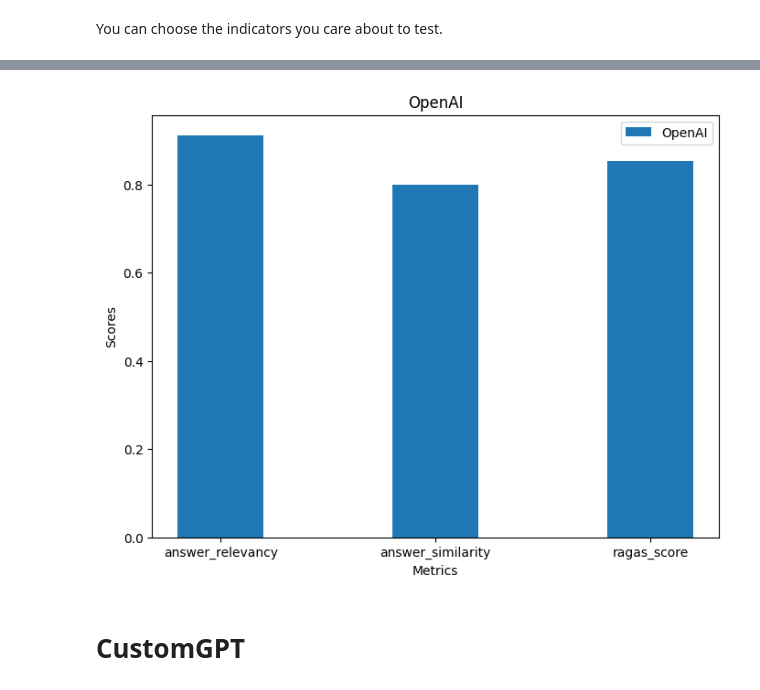
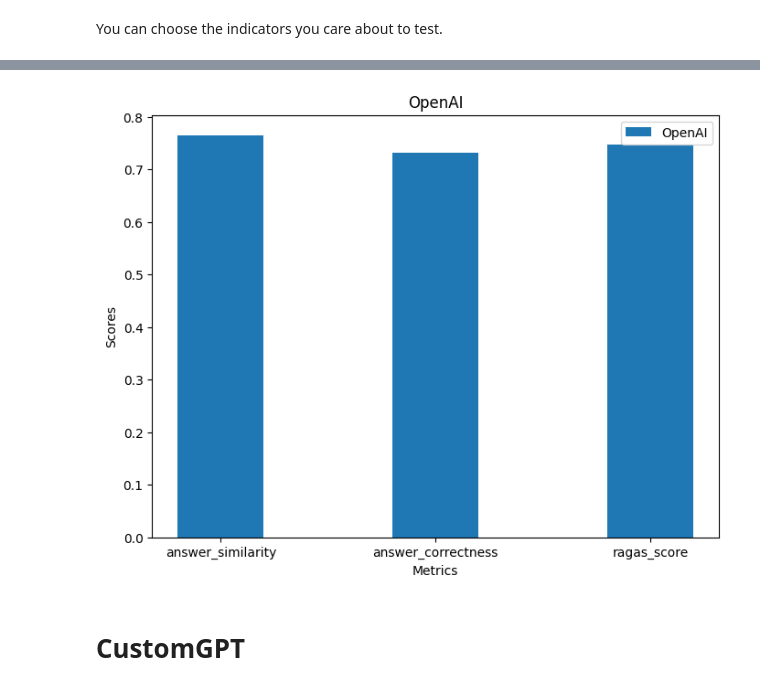
Before and after one commit to adorosario/ragas-rag-agent-benchmarks, a Jupyter notebook: ragas_fiqa_openai_and_customgpt.ipynb, the cells around one changed output, grey strips where cells are left out. Drawn from its saved outputs; the diff is of its cells as text; code cells hidden in the pictures.

```diff
--- a/ragas_fiqa_openai_and_customgpt.ipynb
+++ b/ragas_fiqa_openai_and_customgpt.ipynb
@@ -237,24 +226,18 @@ print(answer_list)
 You can choose the indicators you care about to test.
 # %%
 from ragas import evaluate
-from ragas.metrics import answer_relevancy, faithfulness, context_recall, context_precision, answer_similarity
+from ragas.metrics import answer_similarity, answer_correctness
 
-ds = Dataset.from_dict({"question": question_list[:5],
-                        # "contexts": contexts_list[:5],
-                        "answer": answer_list[:5],
-                        "ground_truths": ground_truth_list[:5]})
+ds = Dataset.from_dict({"question": question_list,
+                        "answer": answer_list,
+                        "ground_truths": ground_truth_list})
 
 result = evaluate(
     ds,
     metrics=[
-        # context_precision,
-        # context_recall,
-        # faithfulness,
-        answer_relevancy,
         answer_similarity,
-        # answer_correctness,
+        answer_correctness
     ],
 
 )
-openai_output = result
 # %% [output]
@@ -263,32 +251,20 @@ evaluating with [answer_similarity]
 # %%
 import matplotlib.pyplot as plt
 
 # Extract keys and values from both dictionaries
 keys = openai_output.keys()
 openai_values = openai_output.values()
 # Plot the data
 plt.figure(figsize=(8, 6))
 plt.bar(keys, openai_values, width=0.4, align='center', label='OpenAI')
 plt.xlabel('Metrics')
 plt.ylabel('Scores')
-plt.title('OpenAI')import matplotlib.pyplot as plt
-
-# Extract keys and values from both dictionaries
-keys = openai_output.keys()
-openai_values = openai_output.values()
-# Plot the data
-plt.figure(figsize=(8, 6))
-plt.bar(keys, openai_values, width=0.4, align='center', label='OpenAI')
-plt.xlabel('Metrics')
-plt.ylabel('Scores')
 plt.title('OpenAI')
-plt.legend()
-plt.show()
 
 plt.legend()
 plt.show()
 # %% [output]
-[figure, old version]
+[figure, new version]
 # %% [markdown]
 #  CustomGPT
 # %%
```
Also changed, not shown: parts of 11 cells of this notebook, 6 other files.
